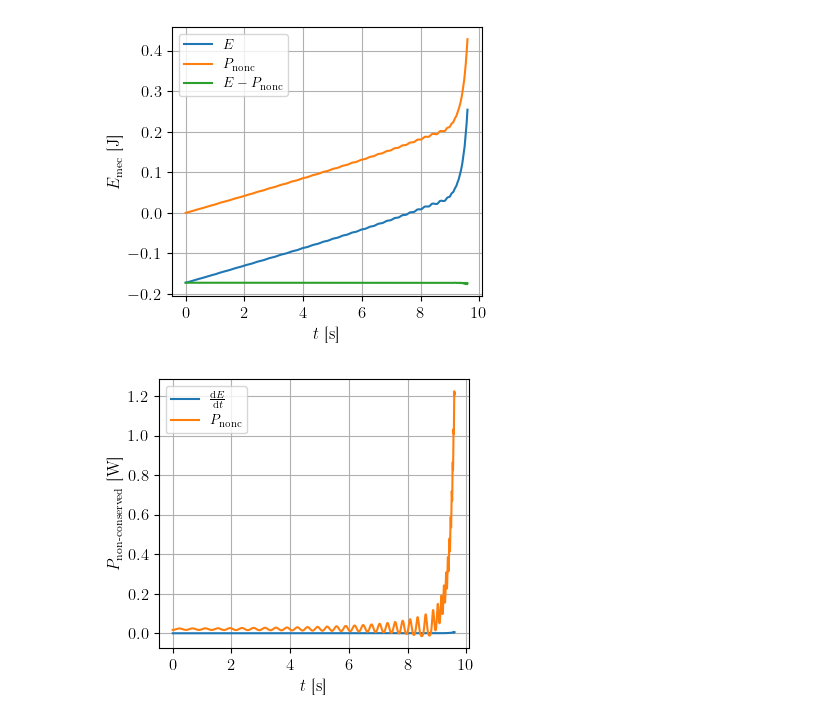
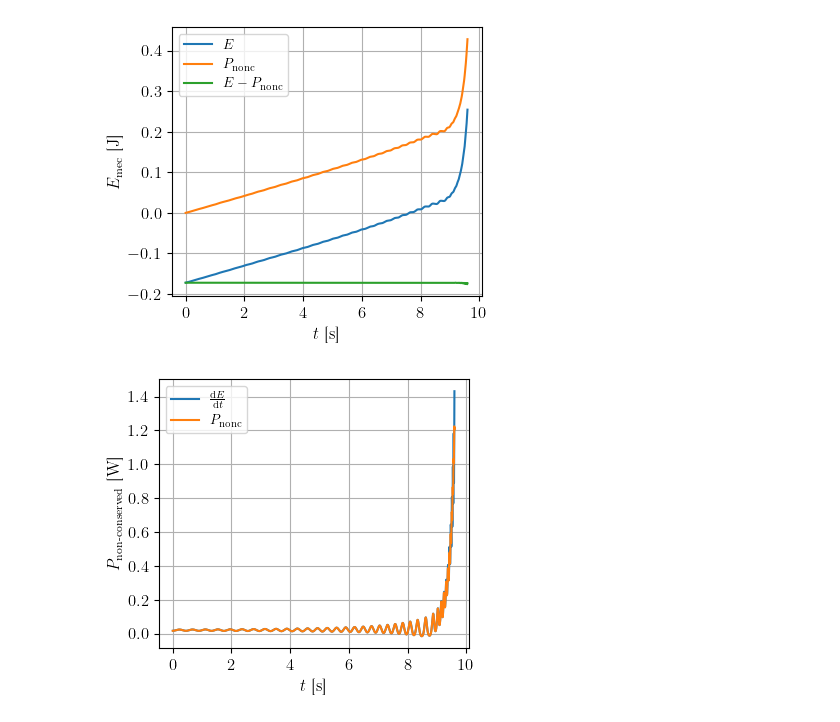
Before and after one commit to TomVdt/PhysNum, a Jupyter notebook: exercice2/analysis/analysis3bii.ipynb, the cells around one changed output. Drawn from its saved outputs; the diff is of its cells as text; code cells hidden in the pictures.

```diff
--- a/exercice2/analysis/analysis3bii.ipynb
+++ b/exercice2/analysis/analysis3bii.ipynb
@@ -121,13 +121,13 @@ plt.grid()
 # %%
 for (params, data) in all_data.values():
     t, theta, thetadot, emec, pnonc, l = data[:,0], data[:,1], data[:,2], data[:,3], data[:,4], data[:,5]
-    dE = np.gradient(emec, edge_order=2)
-    plt.plot(t, dE, label=r'$\frac{\mathrm{d}E}{\mathrm{d} t}$')
+    dE = (emec[2:] - emec[:-2]) / (2 * conf['tFin'] / params['nsteps'])
+    plt.plot(t[1:-1], dE, label=r'$\frac{\mathrm{d}E}{\mathrm{d} t}$')
     plt.plot(t, pnonc, label=r'$P_\textrm{nonc}$')
 
 plt.xlabel(r'$t$ [s]')
 plt.ylabel(r'$P_\textrm{non-conserved}$ [\si{\watt}]')
 plt.legend()
 plt.grid()
 # %% [output]
-[figure, old version]
+[figure, new version]
```
Also changed, not shown: 9 other files.
